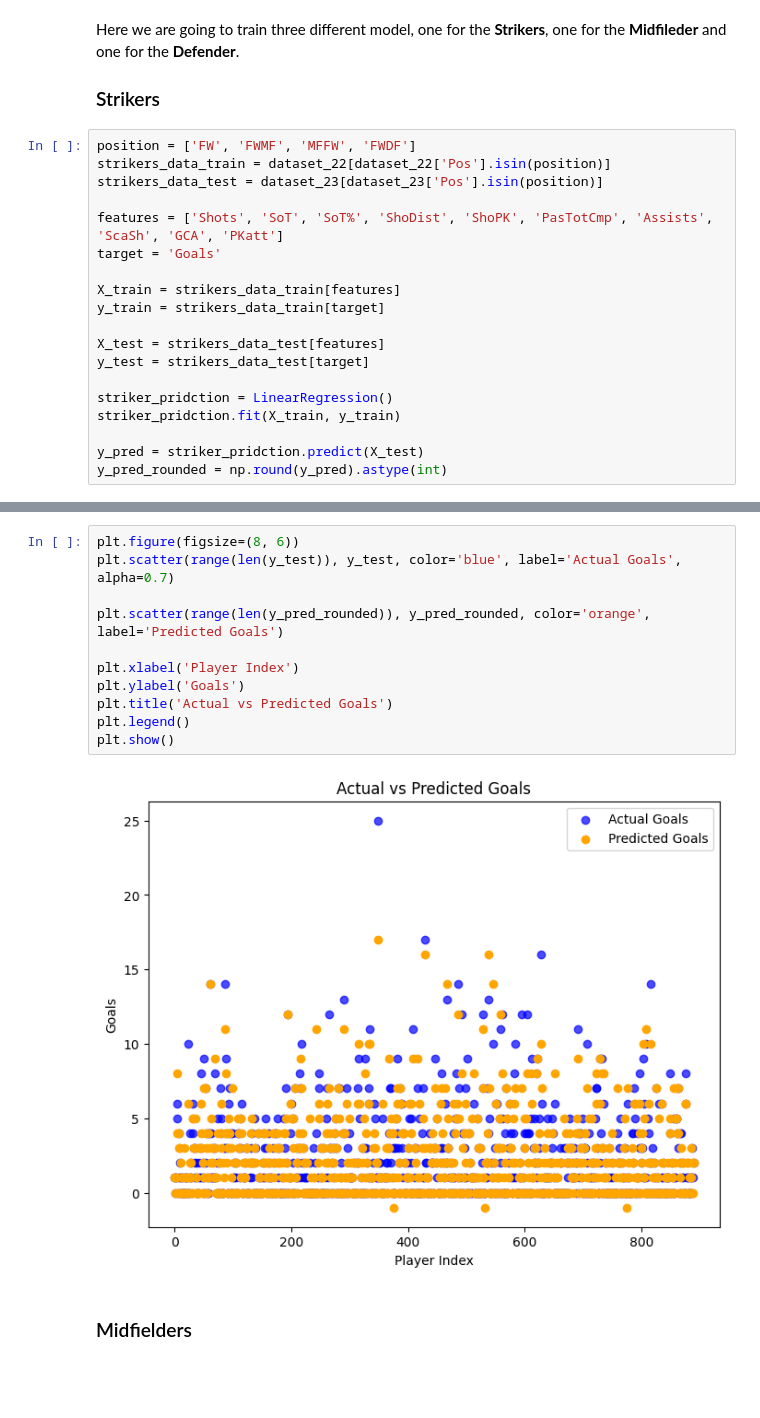
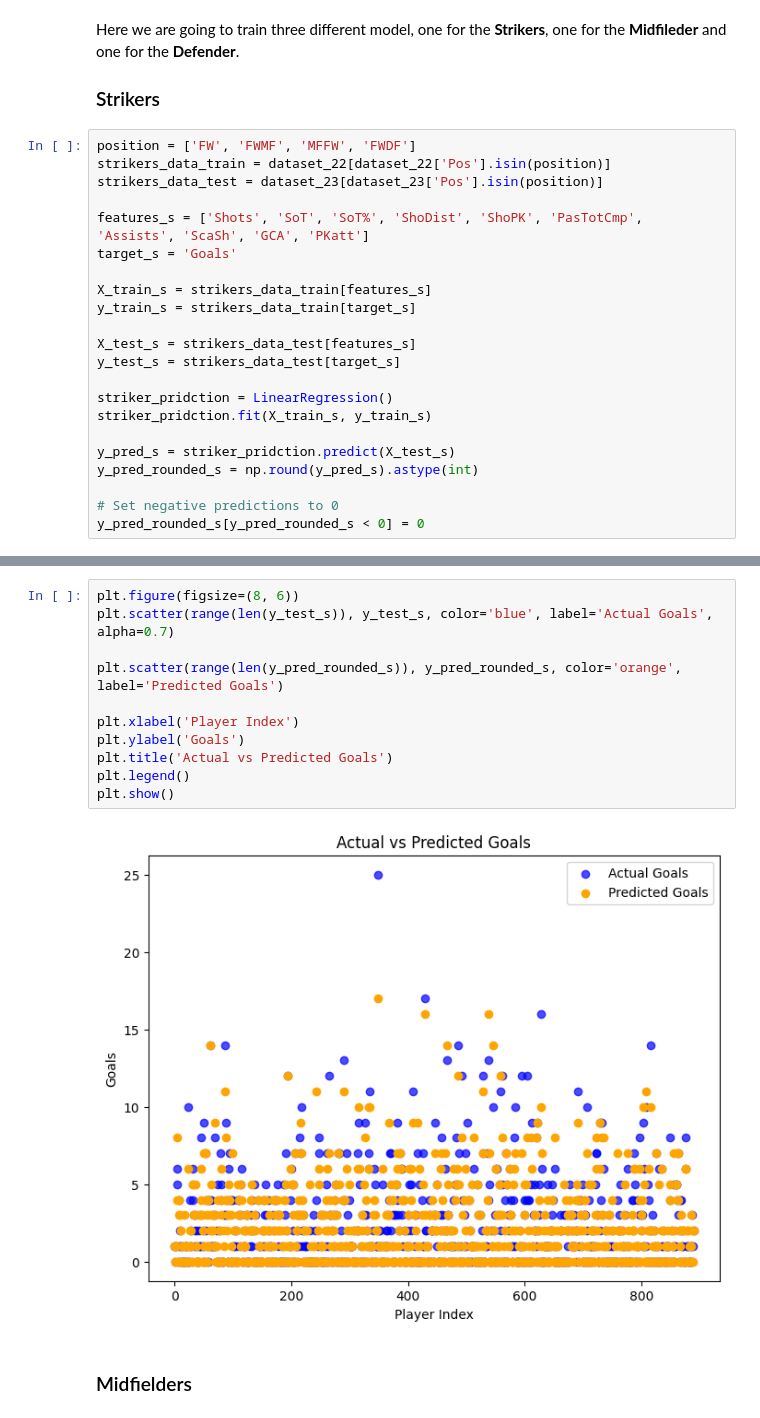
Before and after one commit to Mammew/proj_IDS, a Jupyter notebook: notebook.ipynb, the cells around one changed output, grey strips where cells are left out. Saved outputs shown, nothing was run; the diff lists cells and outputs as text; blank space fills up the shorter version.

```diff
--- a/notebook.ipynb
+++ b/notebook.ipynb
@@ -349,19 +350,22 @@ position = ['FW', 'FWMF', 'MFFW', 'FWDF']
 strikers_data_train = dataset_22[dataset_22['Pos'].isin(position)]
 strikers_data_test = dataset_23[dataset_23['Pos'].isin(position)]
 
-features = ['Shots', 'SoT', 'SoT%', 'ShoDist', 'ShoPK', 'PasTotCmp', 'Assists', 'ScaSh', 'GCA', 'PKatt']
-target = 'Goals'
+features_s = ['Shots', 'SoT', 'SoT%', 'ShoDist', 'ShoPK', 'PasTotCmp', 'Assists', 'ScaSh', 'GCA', 'PKatt']
+target_s = 'Goals'
 
-X_train = strikers_data_train[features]
-y_train = strikers_data_train[target]
+X_train_s = strikers_data_train[features_s]
+y_train_s = strikers_data_train[target_s]
 
-X_test = strikers_data_test[features]
-y_test = strikers_data_test[target]
+X_test_s = strikers_data_test[features_s]
+y_test_s = strikers_data_test[target_s]
 
 striker_pridction = LinearRegression()
-striker_pridction.fit(X_train, y_train)
+striker_pridction.fit(X_train_s, y_train_s)
 
-y_pred = striker_pridction.predict(X_test)
-y_pred_rounded = np.round(y_pred).astype(int)
+y_pred_s = striker_pridction.predict(X_test_s)
+y_pred_rounded_s = np.round(y_pred_s).astype(int)
+
+# Set negative predictions to 0
+y_pred_rounded_s[y_pred_rounded_s < 0] = 0
 # %%
 comparison_df = strikers_data_test[['Player', 'Goals']].copy()
@@ -381,16 +389,16 @@ Mean Squared Error: 1.5310536295654753
 # %%
 plt.figure(figsize=(8, 6))
-plt.scatter(range(len(y_test)), y_test, color='blue', label='Actual Goals', alpha=0.7)
+plt.scatter(range(len(y_test_s)), y_test_s, color='blue', label='Actual Goals', alpha=0.7)
 
-plt.scatter(range(len(y_pred_rounded)), y_pred_rounded, color='orange', label='Predicted Goals')
+plt.scatter(range(len(y_pred_rounded_s)), y_pred_rounded_s, color='orange', label='Predicted Goals')
 
 plt.xlabel('Player Index')
 plt.ylabel('Goals')
 plt.title('Actual vs Predicted Goals')
 plt.legend()
 plt.show()
 # %% [output]
-[figure, old version]
+[figure, new version]
 # %% [markdown]
 ### Midfielders
 # %%
```
Also changed, not shown: parts of 15 cells of this notebook.
